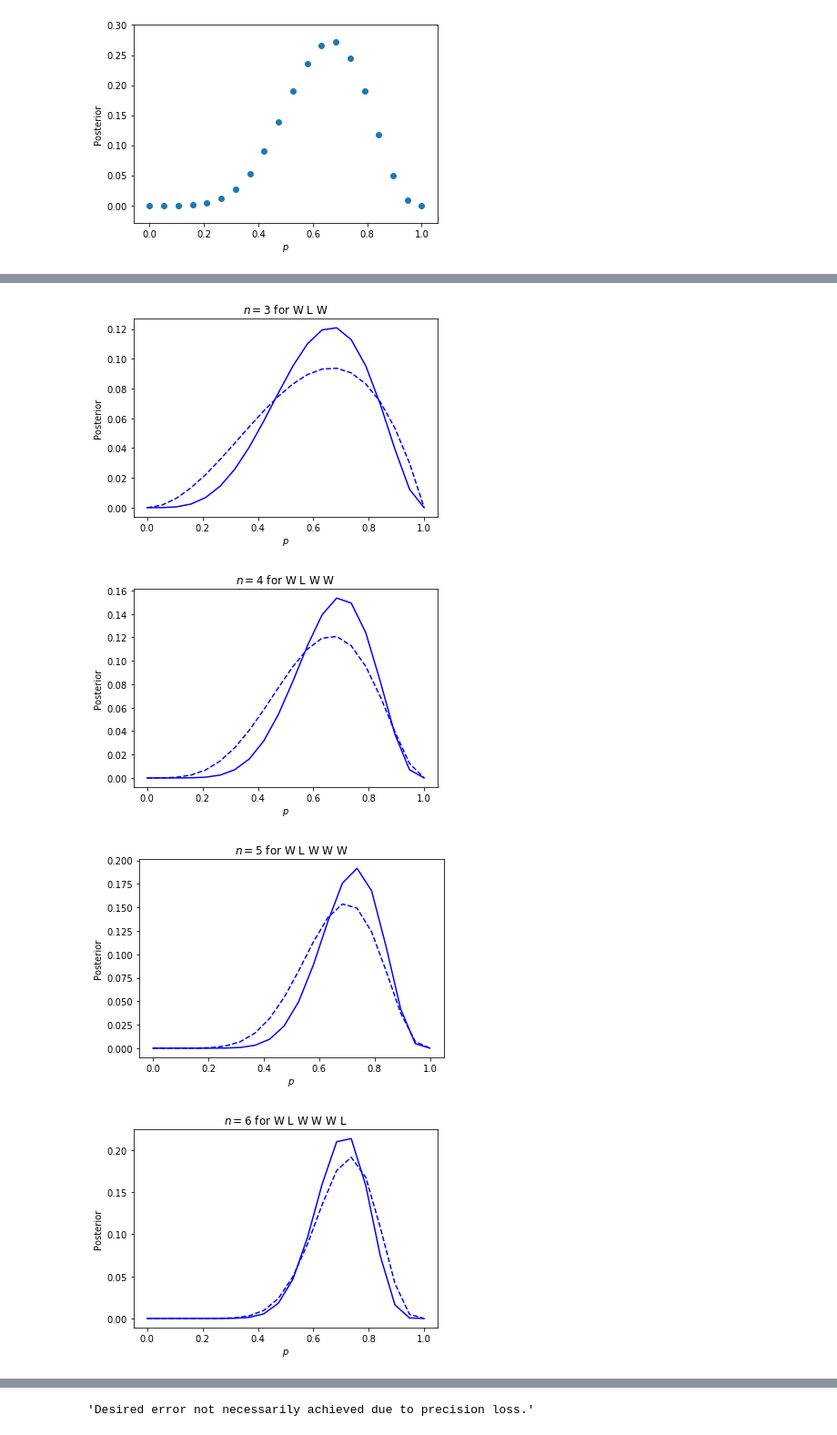
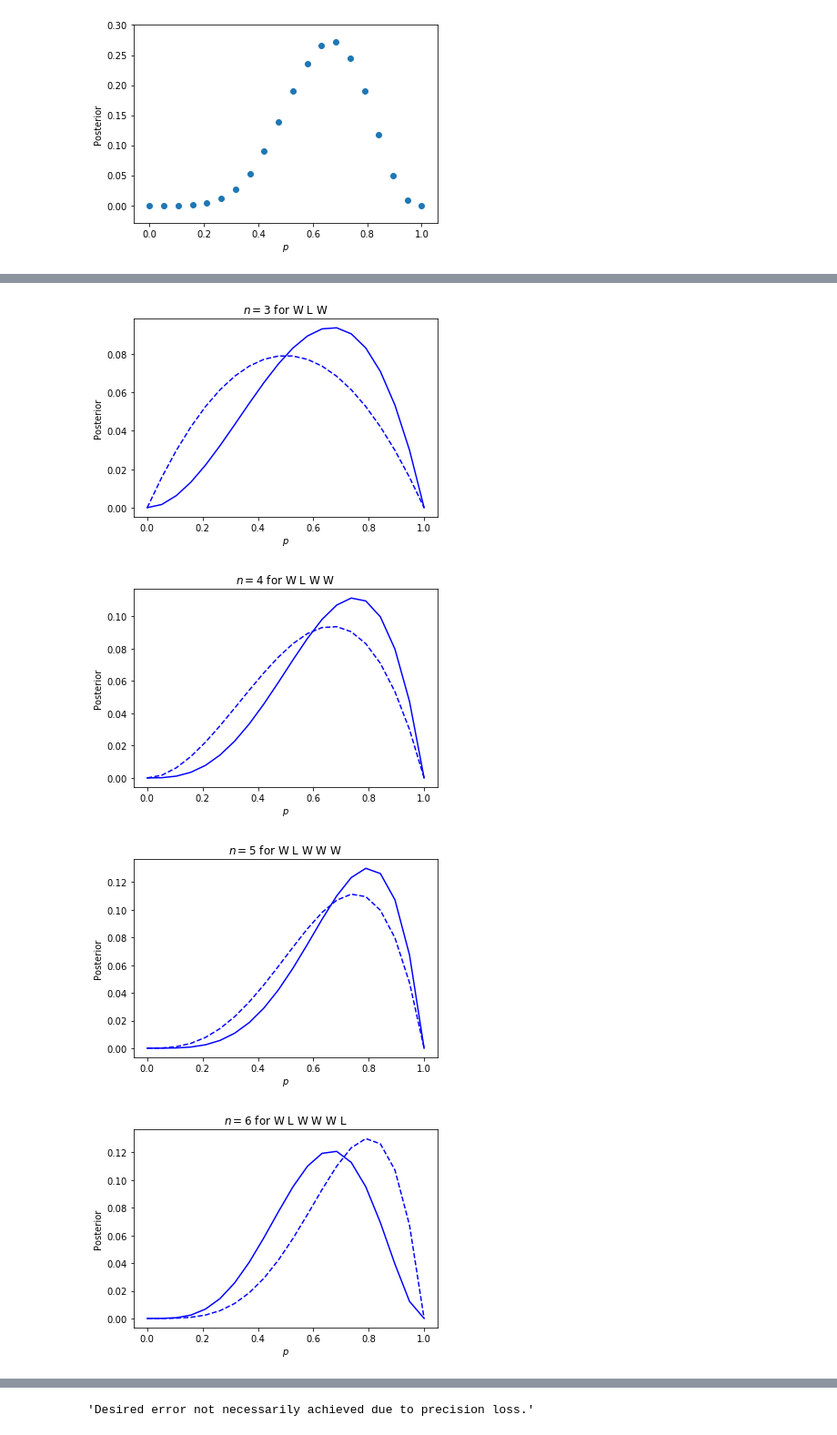
Before and after one commit to saint-germain/marginalization_bayes, a Jupyter notebook: stat_reth_ch2.ipynb, the cells around one changed output, grey strips where cells are left out. Shown: that part at 91% size. Cells and saved outputs as stored; diff of their text form; code cells hidden in the pictures.

```diff
--- a/stat_reth_ch2.ipynb
+++ b/stat_reth_ch2.ipynb
@@ -58,16 +58,16 @@ plt.ylabel('Posterior')
 data='W L W W W L W L W'
 c_obs=[1,1,2,3,4,4,5,5,6]
 prior=np.ones(len(pvals))
+oldp=prior/prior.sum()
 for w,n in zip(c_obs,range(1,len(c_obs)+1)):
-    prior=prior
     likelihood=binom.pmf(w,n,pvals)
     posterior=prior*likelihood
     plt.plot(pvals,posterior/posterior.sum(),'b')
-    plt.plot(pvals,prior/prior.sum(),'b--')
+    plt.plot(pvals,oldp,'b--')
     plt.xlabel('$p$')
     plt.ylabel('Posterior')
     plt.title('$n=%i$ for %s'%(n,data[:2*n]))
     plt.show()
-    prior=posterior
+    oldp=posterior/posterior.sum()
 # %% [output]
 [figure]
@@ -75,4 +75,4 @@ for w,n in zip(c_obs,range(1,len(c_obs)+1)):
-[figure, old version]
+[figure, new version]
-[figure, old version]
+[figure, new version]
-[figure, old version]
+[figure, new version]
-[figure, old version]
+[figure, new version]
```
Also changed, not shown: parts of 3 cells of this notebook.
